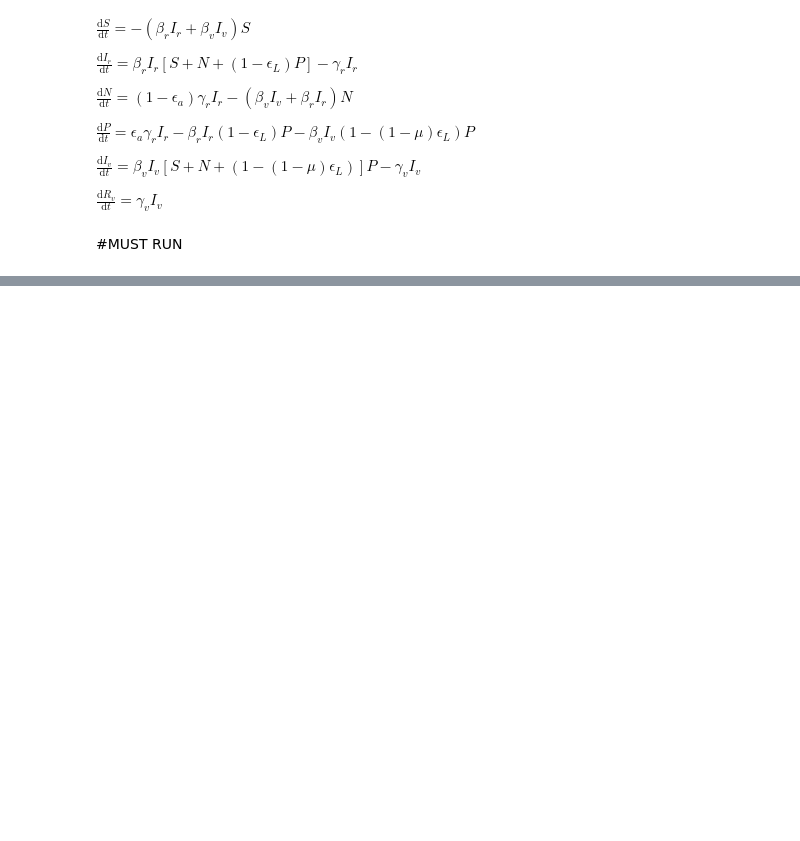
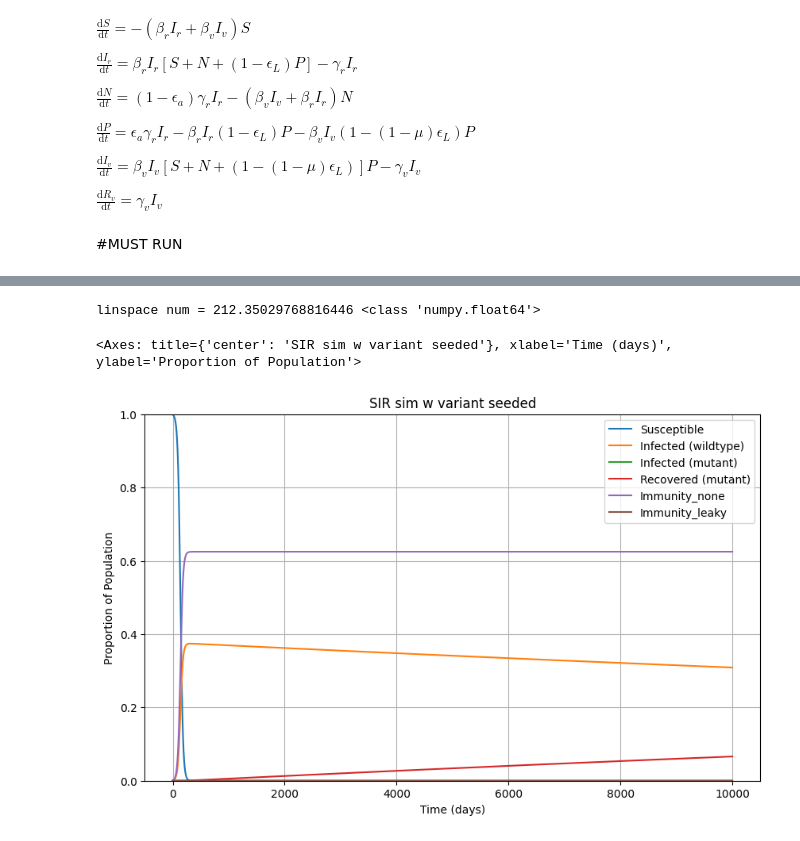
Before and after one commit to condusinew/vaccine_failure_escape, a Jupyter notebook: seed_natimm.ipynb, the cells around one changed output, grey strips where cells are left out. Drawn from its saved outputs; the diff is of its cells as text; code cells hidden in the pictures; blank space fills up the shorter version.

Commit message:
added a BUNCH of scenarios, created a solve_seeded solver that does the find tv and concatenates for full soln, working on heatmaps

```diff
--- a/seed_natimm.ipynb
+++ b/seed_natimm.ipynb
@@ -517,0 +222,44 @@ plt.show()
+# %%
+# set parameter values
+#betaw = 1.1
+Rwnaught = 1.6
+gammaw = 1/14
+betaw = gammaw*Rwnaught
+#Rwnaught = betaw / gammaw # R0 for residents with entIwely susceptible population
+
+Rmnaught = 1.6
+gammam = 1/14
+betam = Rmnaught*gammam
+#Rmnaught = betam / gammam # R0 for variant with entIwely susceptible population
+
+mu = 0
+epsilona = 0
+epsilonL = 1
+t = 10000
+
+# set initial conditions
+S0 = 0.999
+
+N0 = 0
+P0 = 0
+
+Rm0 = 0
+Im0 = 0
+Iw0 = 1-(S0+N0+P0+Rm0) #need to get this seeded later
+
+recovered_threshold = 0.6 # run sir model (with no variant) until R = 0.1
+fraction_seed = 0.0001
+
+if (S0+Iw0+Im0+Rm0+N0+P0) != 1 or Im0 < 0:
+  print("Parameters don't add up to 1 or there are negatIme parameter values")
+
+y0 = [S0, Iw0, N0, P0, Im0, Rm0, CIw0, CIm0]
+# %%
+t_full, y_full = solve_seeded(t, mu, betaw, gammaw, betam, gammam, epsilona, epsilonL)
+
+S, Iw, N, P, Im, Rm, CIw, CIm  = y_full
+plot_basic(t_full, y_full)
+# %% [output]
+linspace num = 212.35029768816446 <class 'numpy.float64'>
+<Axes: title={'center': 'SIR sim w variant seeded'}, xlabel='Time (days)', ylabel='Proportion of Population'>
+[figure, added]
```
Also changed, not shown: parts of 43 cells of this notebook.
